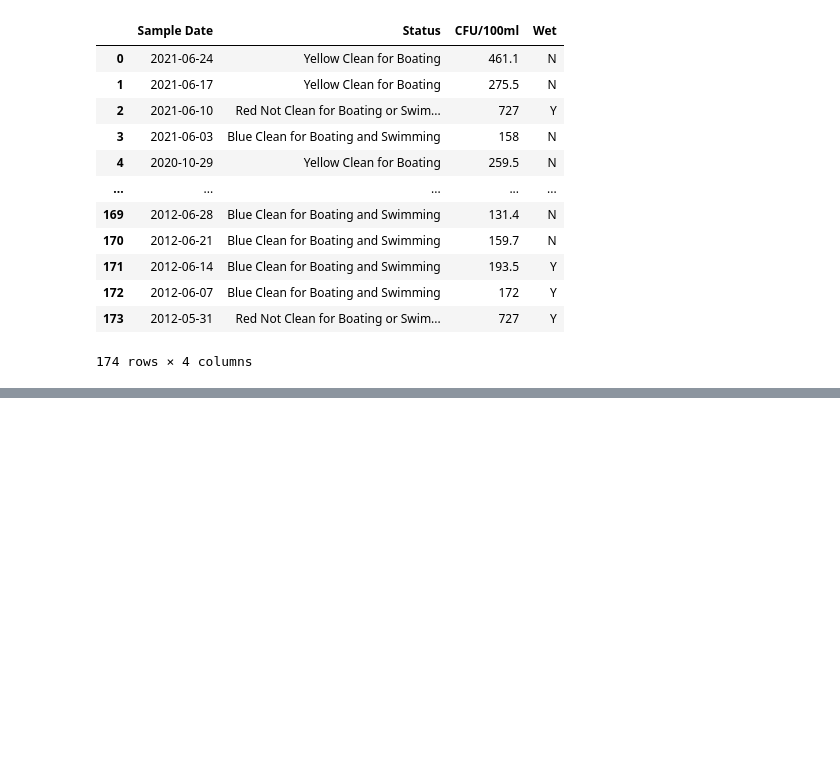
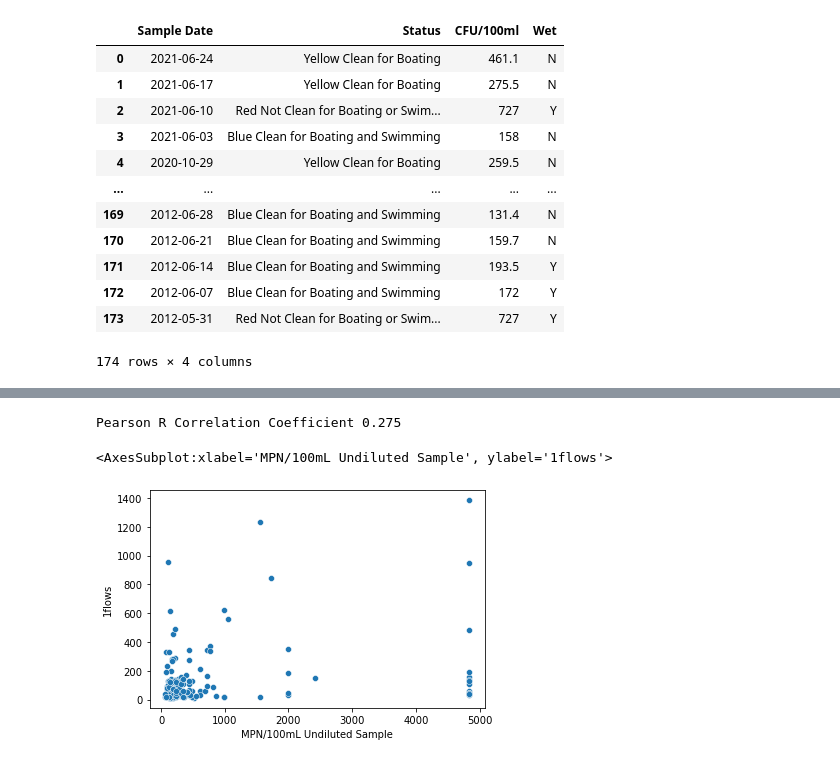
Before and after one commit to mghaz/mill_river, a Jupyter notebook: mill_river_app.ipynb, the cells around one changed output, grey strips where cells are left out. Saved outputs shown, nothing was run; the diff lists cells and outputs as text; code cells hidden in the pictures; blank space fills up the shorter version.

```diff
--- a/mill_river_app.ipynb
+++ b/mill_river_app.ipynb
@@ -45,0 +355,8 @@ qual
+# %%
+def dayflow(x):
+    for i in flow.index:
+        if x.date() - flow.loc[i, 'Sample Date'].date() == dt.timedelta(days=0):
+            return flow.loc[i, 'Discharge']
+# %%
+data['dayflow'] = data['Sample Date'].apply(lambda x: dayflow(x))
+data
@@ -45,0 +385,12 @@ qual
+# %%
+def flow1days(x):
+    for i in flow.index:
+        if x.date() - flow.loc[i, 'Sample Date'].date() == dt.timedelta(days=0):
+            a = flow.loc[i, 'Discharge']
+    for i in flow.index:
+        if x.date() - flow.loc[i, 'Sample Date'].date() == dt.timedelta(days=1):
+            b = flow.loc[i, 'Discharge']
+    return a+b
+# %%
+data['1flows'] = data['Sample Date'].apply(lambda x: flow1days(x))
+data
@@ -45,0 +411,13 @@ qual
+# %%
+flow1days = data['1flows']
+bac = data['MPN/100mL Undiluted Sample']
+
+pearsonr_coefficient, p_value = pearsonr(bac, flow1days)
+print('Pearson R Correlation Coefficient %0.3f'% (pearsonr_coefficient))
+# %% [output]
+Pearson R Correlation Coefficient 0.275
+# %%
+sb.scatterplot(data=data, x= data['MPN/100mL Undiluted Sample'], y=data['1flows'])
+# %% [output]
+<AxesSubplot:xlabel='MPN/100mL Undiluted Sample', ylabel='1flows'>
+[figure, added]
```
Also changed, not shown: parts of 45 cells of this notebook, 1 other file.
